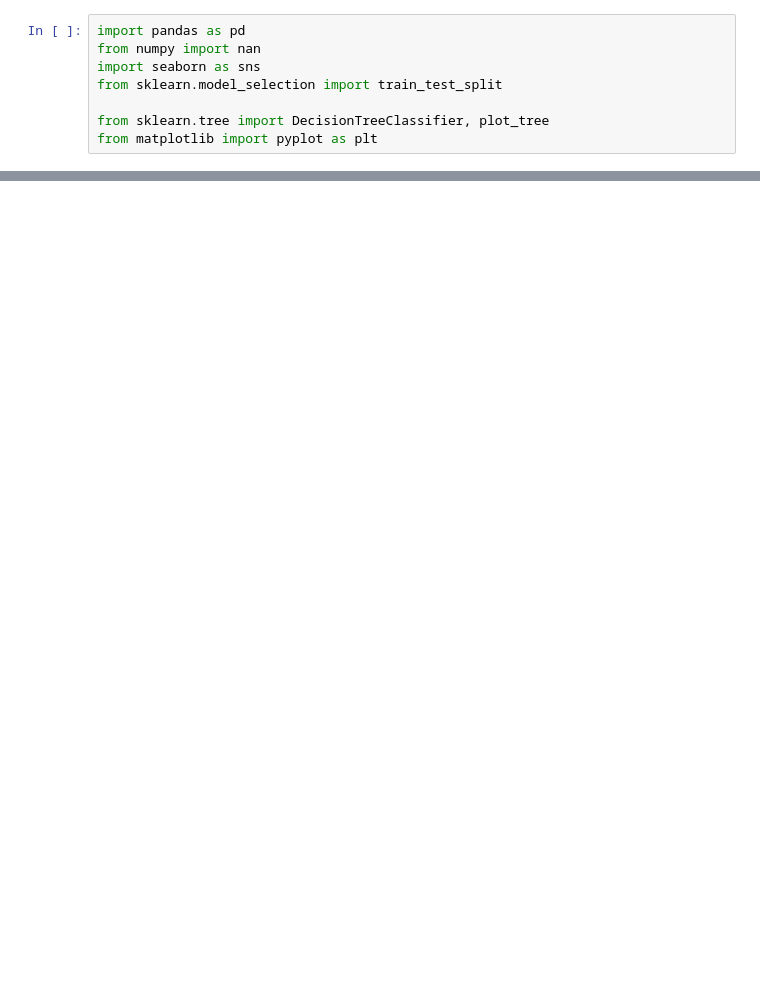
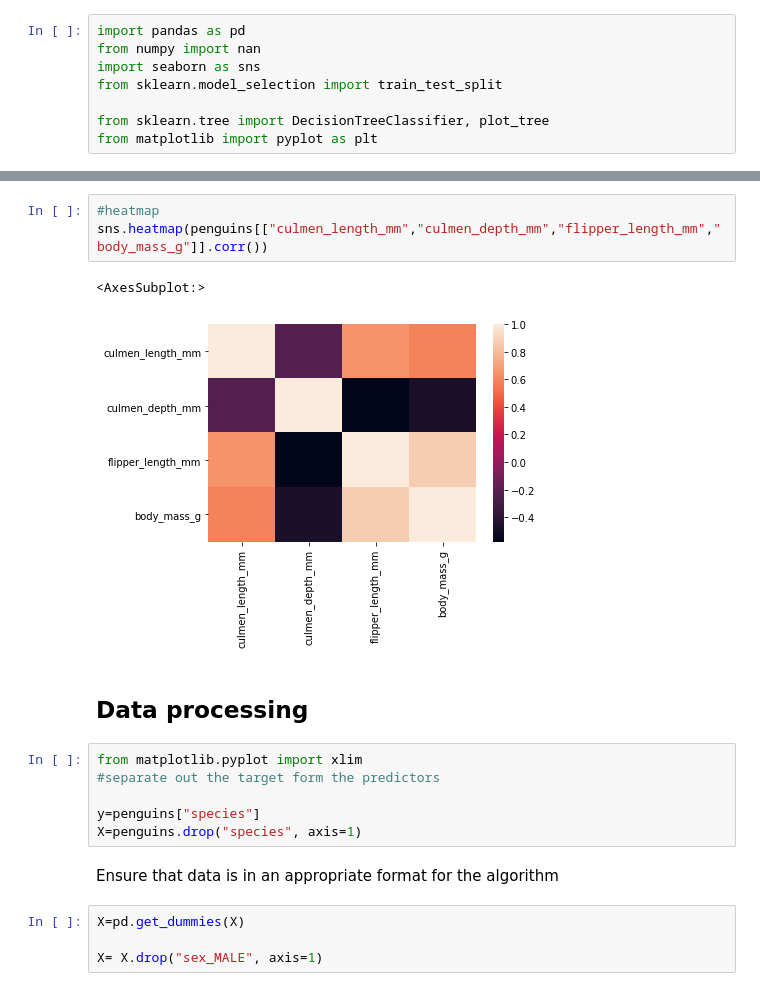
Before and after one commit to B9ary01/Jnotebook, a Jupyter notebook: penguins.ipynb, the cells around one changed output, grey strips where cells are left out. Saved outputs shown, nothing was run; the diff lists cells and outputs as text; blank space fills up the shorter version.

```diff
--- a/penguins.ipynb
+++ b/penguins.ipynb
@@ -16,0 +48,20 @@ FileNotFoundError: [Errno 2] No such file or directory: '/content/clean_penguins
+# %%
+#heatmap
+sns.heatmap(penguins[["culmen_length_mm","culmen_depth_mm","flipper_length_mm","body_mass_g"]].corr())
+# %% [output]
+<AxesSubplot:>
+[figure, added]
+# %% [markdown]
+## Data processing
+# %%
+from matplotlib.pyplot import xlim
+#separate out the target form the predictors
+
+y=penguins["species"]
+X=penguins.drop("species", axis=1)
+# %% [markdown]
+Ensure that data is in an appropriate format for the algorithm
+# %%
+X=pd.get_dummies(X)
+
+X= X.drop("sex_MALE", axis=1)
```
Also changed, not shown: parts of 20 cells of this notebook, 1 other file.
